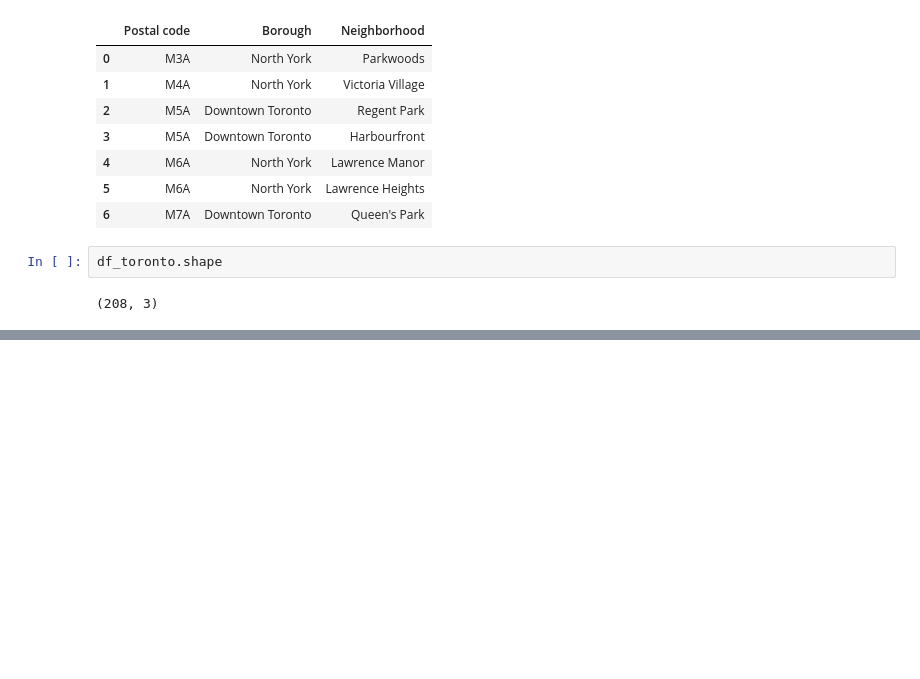
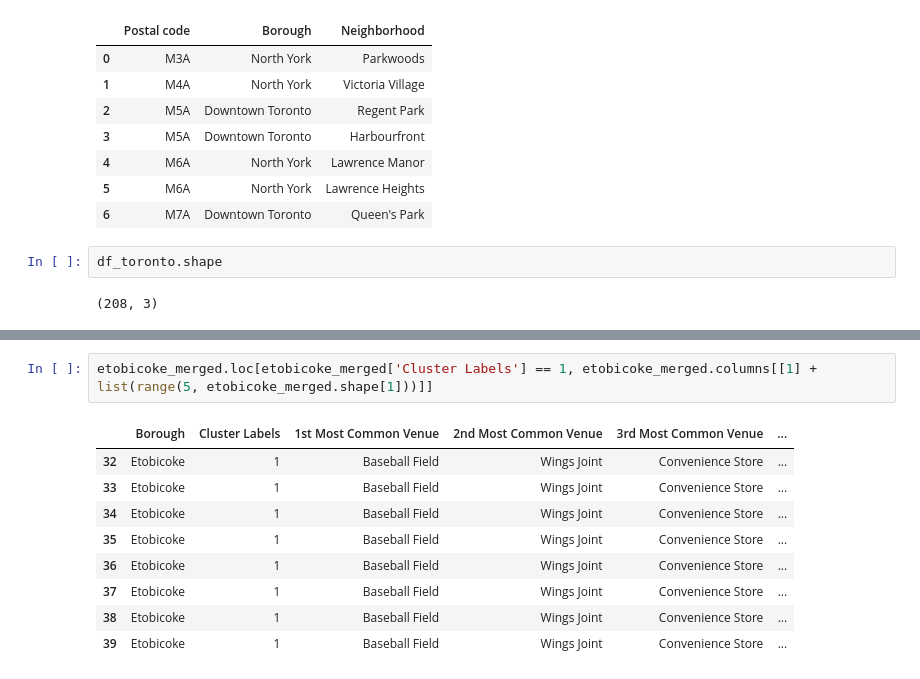
Before and after one commit to VerbenaDemissa/Coursera_Capstone, a Jupyter notebook: Toronto_neighborhoods.ipynb, the cells around one changed output, grey strips where cells are left out. Saved outputs shown, nothing was run; the diff lists cells and outputs as text; blank space fills up the shorter version.

```diff
--- a/Toronto_neighborhoods.ipynb
+++ b/Toronto_neighborhoods.ipynb
@@ -64,0 +361,12 @@ df_toronto.shape
+# %%
+etobicoke_merged.loc[etobicoke_merged['Cluster Labels'] == 1, etobicoke_merged.columns[[1] + list(range(5, etobicoke_merged.shape[1]))]]
+# %% [output]
+|  | Borough | Cluster Labels | 1st Most Common Venue | 2nd Most Common Venue | 3rd Most Common Venue | ... |
+| 32 | Etobicoke | 1 | Baseball Field | Wings Joint | Convenience Store | ... |
+| 33 | Etobicoke | 1 | Baseball Field | Wings Joint | Convenience Store | ... |
+| 34 | Etobicoke | 1 | Baseball Field | Wings Joint | Convenience Store | ... |
+| 35 | Etobicoke | 1 | Baseball Field | Wings Joint | Convenience Store | ... |
+| 36 | Etobicoke | 1 | Baseball Field | Wings Joint | Convenience Store | ... |
+| 37 | Etobicoke | 1 | Baseball Field | Wings Joint | Convenience Store | ... |
+| 38 | Etobicoke | 1 | Baseball Field | Wings Joint | Convenience Store | ... |
+| 39 | Etobicoke | 1 | Baseball Field | Wings Joint | Convenience Store | ... |
```
Also changed, not shown: parts of 21 cells of this notebook, 1 other file.
